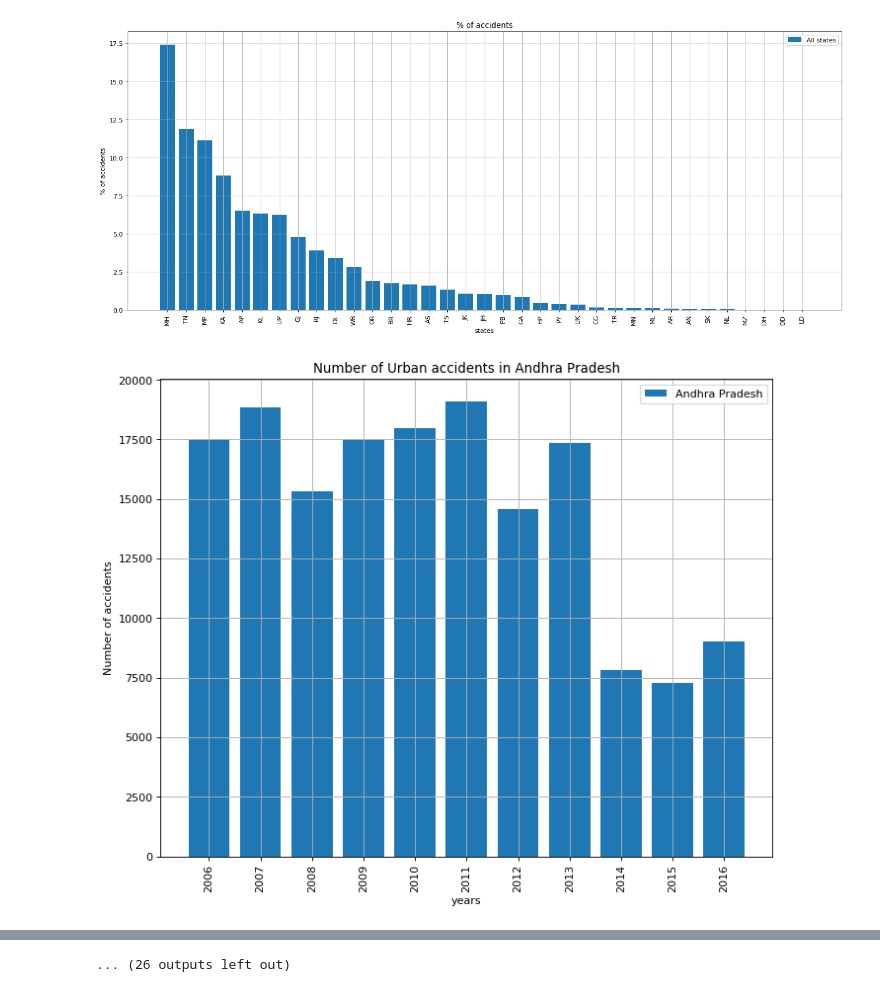
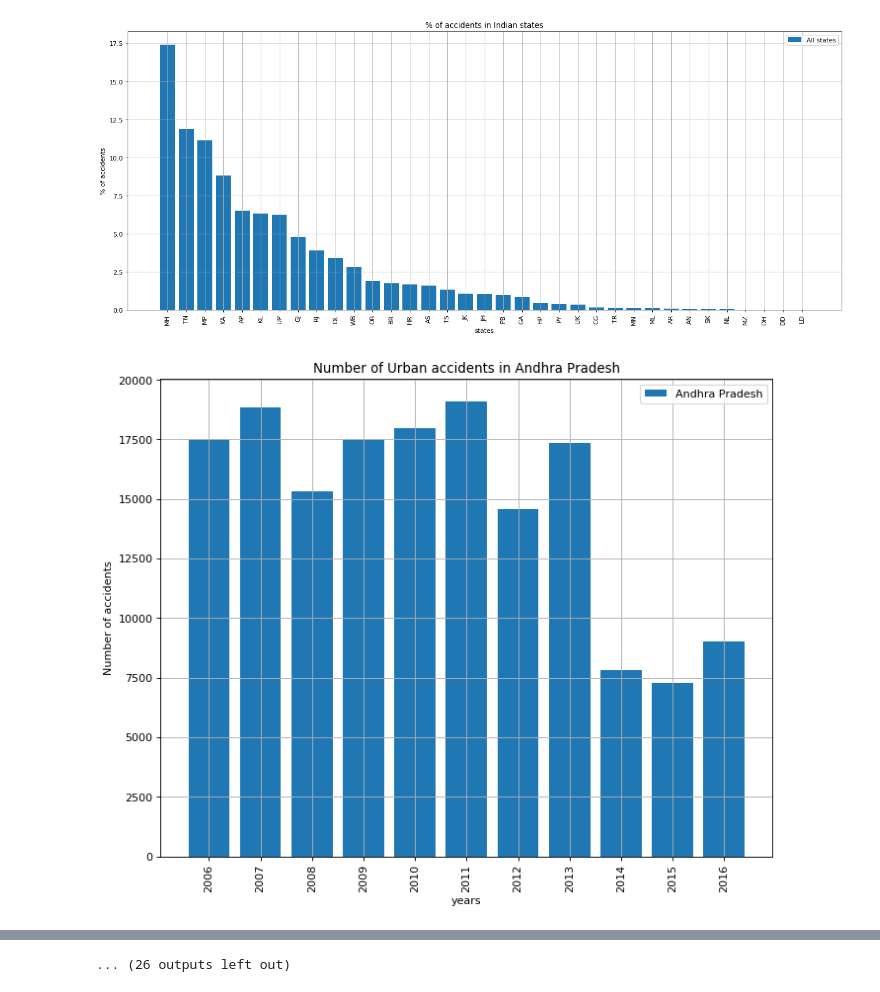
Before and after one commit to lnarasim/geekshub_python_bootcamp, a Jupyter notebook: mini-projects/urban_accidents/Urban_accidents_India_Data_graphs.ipynb, the cells around one changed output, grey strips where cells are left out. Saved outputs shown, nothing was run; the diff lists cells and outputs as text; code cells hidden in the pictures.

```diff
--- a/mini-projects/urban_accidents/Urban_accidents_India_Data_graphs.ipynb
+++ b/mini-projects/urban_accidents/Urban_accidents_India_Data_graphs.ipynb
@@ -33,7 +33,7 @@ def percentage_of_accidents(states_data):
     plt.ylabel('% of accidents')
     plt.xlabel('states')
     plt.grid(True)
-    plt.title(f"% of accidents")
+    plt.title(f"% of accidents in Indian states")
     x = tuple(states.keys())
     y = tuple(states.values())
     plt.bar(x, y, label='All states')
@@ -51,34 +51,34 @@ def plot_state(state, x, y):
     plt.title(f"Number of Urban accidents in {state}")
 
     x = tuple(x)
     y = tuple(y)
     plt.bar(x, y, label=state)
     plt.xticks(rotation='vertical')
 
     plt.legend()
     plt.show()
 
 def convert_to_int(value):
     try:
         return int(value)
     except ValueError:
         return 0
 
 with open(FILE_NAME) as csv_file:
     states_dict = dict()
     headers = csv_file.readline().strip().split(',')[1:]
     for line in csv_file:
         row_data = line.strip().split(',')
         state = row_data[0]
         row_data = [convert_to_int(value) for value in row_data[1:]]
         states_dict[state] = {year: year_date for year, year_date in zip(headers, row_data)}
 
 percentage_of_accidents(states_dict)
 
 for state, data in states_dict.items():
     plot_state(state, data.keys(), data.values())
 # %% [output]
-[figure, old version]
+[figure, new version]
 [figure]
 [figure]
 [figure]
```
